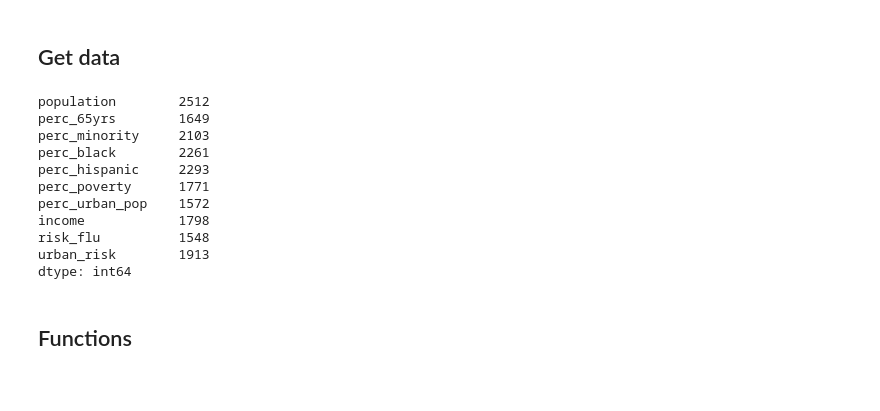
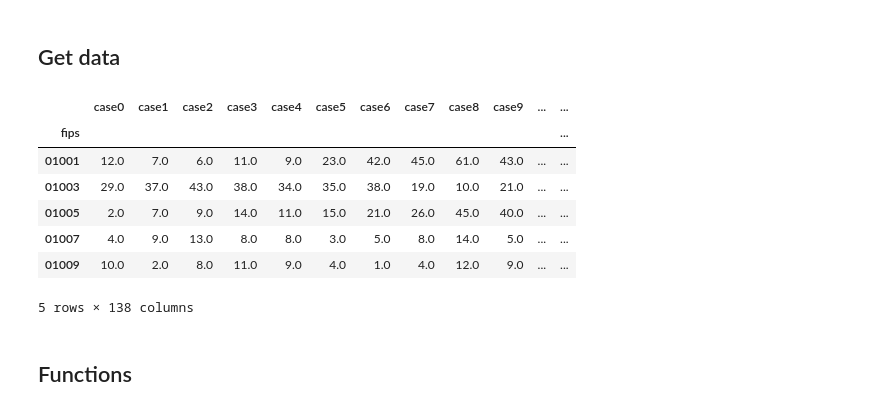
Before and after one commit to zeroknowledgediscovery/unitcov, a Jupyter notebook: forecast_pipeline/pipeline_forecast_case.ipynb, the cells around one changed output. Saved outputs shown, nothing was run; the diff lists cells and outputs as text; code cells hidden in the pictures.

```diff
--- a/forecast_pipeline/pipeline_forecast_case.ipynb
+++ b/forecast_pipeline/pipeline_forecast_case.ipynb
@@ -36,20 +31,16 @@ with open('pipeline_data/steps.dat', 'r') as handle:
 # %%
 csv_fname = glob('pipeline_data/data_????-??-??_glm.csv')[0]
 df = pd.read_csv(csv_fname, dtype={'fips': str}).set_index('fips')
-tmp = (df < 0).sum()
-tmp[tmp > 0]
+df.head()
 # %% [output]
+|  | case0 | case1 | case2 | case3 | case4 | case5 | case6 | case7 | case8 | case9 | ... | ... |
+| fips |  |  |  |  |  |  |  |  |  |  |  | ... |
+| 01001 | 12.0 | 7.0 | 6.0 | 11.0 | 9.0 | 23.0 | 42.0 | 45.0 | 61.0 | 43.0 | ... | ... |
+| 01003 | 29.0 | 37.0 | 43.0 | 38.0 | 34.0 | 35.0 | 38.0 | 19.0 | 10.0 | 21.0 | ... | ... |
+| 01005 | 2.0 | 7.0 | 9.0 | 14.0 | 11.0 | 15.0 | 21.0 | 26.0 | 45.0 | 40.0 | ... | ... |
+| 01007 | 4.0 | 9.0 | 13.0 | 8.0 | 8.0 | 3.0 | 5.0 | 8.0 | 14.0 | 5.0 | ... | ... |
+| 01009 | 10.0 | 2.0 | 8.0 | 11.0 | 9.0 | 4.0 | 1.0 | 4.0 | 12.0 | 9.0 | ... | ... |
-population        2512
-perc_65yrs        1649
-perc_minority     2103
-perc_black        2261
-perc_hispanic     2293
-perc_poverty      1771
-perc_urban_pop    1572
-income            1798
-risk_flu          1548
-urban_risk        1913
-dtype: int64
+5 rows × 138 columns
 # %% [markdown]
 ## Functions
 # %%
```
Also changed, not shown: parts of 7 cells of this notebook, 24 other files.
